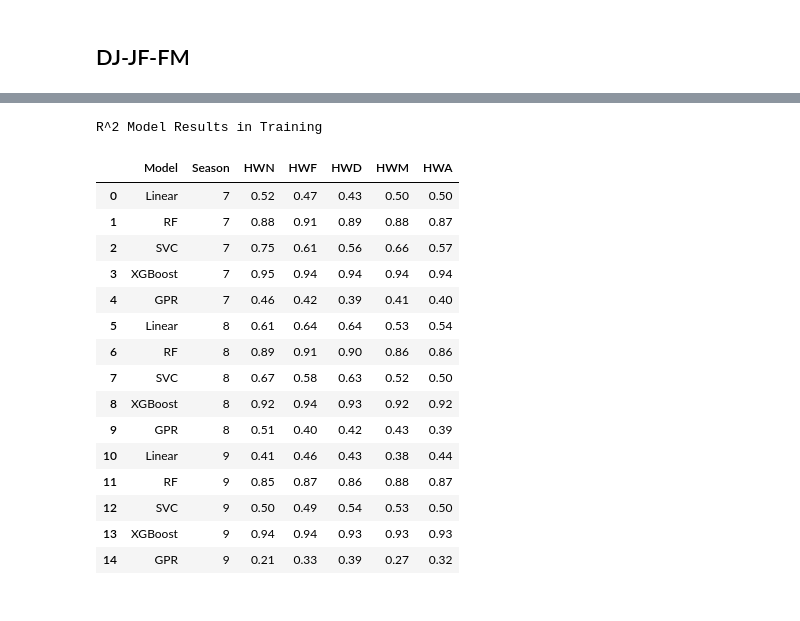
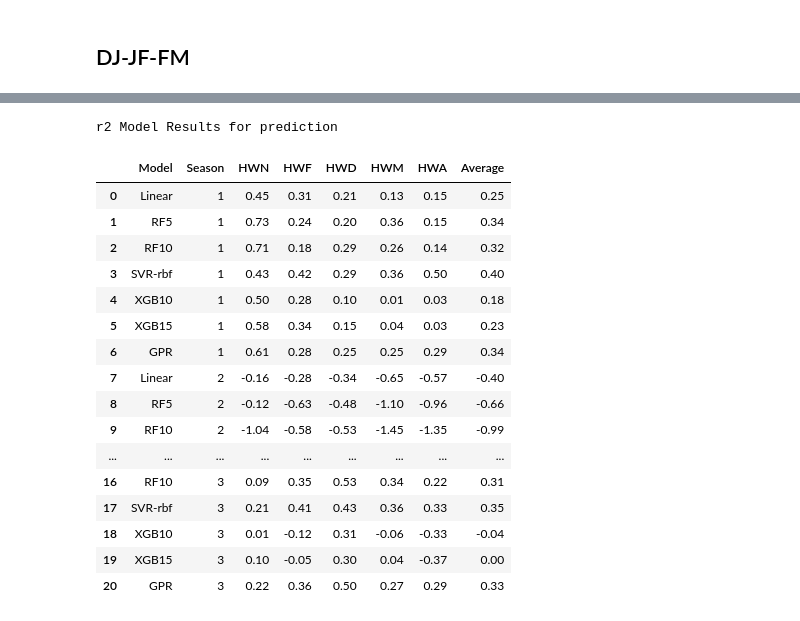
Before and after one commit to martinpavez/data, a Jupyter notebook: hw_extra/notebooks_prediction/from1972/California_season_prediction.ipynb, the cells around one changed output, grey strips where cells are left out. Drawn from its saved outputs; the diff is of its cells as text; code cells hidden in the pictures.

```diff
--- a/hw_extra/notebooks_prediction/from1972/California_season_prediction.ipynb
+++ b/hw_extra/notebooks_prediction/from1972/California_season_prediction.ipynb
@@ -410,27 +43,10 @@ R^2 Model Results
-# %%
-results_r2_df_training = pd.DataFrame(columns=indices_of_interest)
-for i in range(7,10):
-    results_r2_df_training.loc[len(results_r2_df_training.index)] = ["Linear", i] + linear_stats[i][3]
-    results_r2_df_training.loc[len(results_r2_df_training.index)] = ["RF", i] + RF_stats[i][3]
-    results_r2_df_training.loc[len(results_r2_df_training.index)] = ["SVC", i] + svc_stats[i][3]
-    results_r2_df_training.loc[len(results_r2_df_training.index)] = ["XGBoost", i] + XGBoost_stats[i][3]
-    results_r2_df_training.loc[len(results_r2_df_training.index)] = ["GPR", i] + GPR_stats[i][3]
-results_r2_df_training.style.set_caption("R^2 Model Results in Training").format(precision=2)
-# %% [output]
-R^2 Model Results in Training
-|  | Model | Season | HWN | HWF | HWD | HWM | HWA |
-| 0 | Linear | 7 | 0.52 | 0.47 | 0.43 | 0.50 | 0.50 |
-| 1 | RF | 7 | 0.88 | 0.91 | 0.89 | 0.88 | 0.87 |
-| 2 | SVC | 7 | 0.75 | 0.61 | 0.56 | 0.66 | 0.57 |
-| 3 | XGBoost | 7 | 0.95 | 0.94 | 0.94 | 0.94 | 0.94 |
-| 4 | GPR | 7 | 0.46 | 0.42 | 0.39 | 0.41 | 0.40 |
-| 5 | Linear | 8 | 0.61 | 0.64 | 0.64 | 0.53 | 0.54 |
-| 6 | RF | 8 | 0.89 | 0.91 | 0.90 | 0.86 | 0.86 |
-| 7 | SVC | 8 | 0.67 | 0.58 | 0.63 | 0.52 | 0.50 |
-| 8 | XGBoost | 8 | 0.92 | 0.94 | 0.93 | 0.92 | 0.92 |
-| 9 | GPR | 8 | 0.51 | 0.40 | 0.42 | 0.43 | 0.39 |
-| 10 | Linear | 9 | 0.41 | 0.46 | 0.43 | 0.38 | 0.44 |
-| 11 | RF | 9 | 0.85 | 0.87 | 0.86 | 0.88 | 0.87 |
-| 12 | SVC | 9 | 0.50 | 0.49 | 0.54 | 0.53 | 0.50 |
-| 13 | XGBoost | 9 | 0.94 | 0.94 | 0.93 | 0.93 | 0.93 |
-| 14 | GPR | 9 | 0.21 | 0.33 | 0.39 | 0.27 | 0.32 |
+# %%
+kernel = RBF(length_scale=1.0) + WhiteKernel(noise_level=1)
+regressors = [LinearRegression(),RandomForestRegressor(random_state=42, n_estimators=5), RandomForestRegressor(random_state=42, n_estimators=10), SVR(kernel='rbf'),
+                XGBRegressor(random_state=42, n_estimators=10, learning_rate=0.1),XGBRegressor(random_state=42, n_estimators=15, learning_rate=0.1), GaussianProcessRegressor(kernel=kernel, random_state=42, n_restarts_optimizer=10)]
+name_regressors = ["Linear", "RF5", "RF10", "SVR-rbf", "XGB10", "XGB15", "GPR"]
+# %%
+data_summer = {i: data[i] for i in [1,2,3]}
+indices_of_interest = ["HWN", "HWF", "HWD", "HWM", "HWA"]
+# %%
+experiment_1 = PredictionExperiment(data_summer, indices_of_interest, regressors, name_regressors, 5)
@@ -436,0 +55,21 @@ R^2 Model Results in Training
+# %%
+experiment_1.plot_metrics("r2", "prediction", thresh=0.5)
+# %% [output]
+r2 Model Results for prediction
+|  | Model | Season | HWN | HWF | HWD | HWM | HWA | Average |
+| 0 | Linear | 1 | 0.45 | 0.31 | 0.21 | 0.13 | 0.15 | 0.25 |
+| 1 | RF5 | 1 | 0.73 | 0.24 | 0.20 | 0.36 | 0.15 | 0.34 |
+| 2 | RF10 | 1 | 0.71 | 0.18 | 0.29 | 0.26 | 0.14 | 0.32 |
+| 3 | SVR-rbf | 1 | 0.43 | 0.42 | 0.29 | 0.36 | 0.50 | 0.40 |
+| 4 | XGB10 | 1 | 0.50 | 0.28 | 0.10 | 0.01 | 0.03 | 0.18 |
+| 5 | XGB15 | 1 | 0.58 | 0.34 | 0.15 | 0.04 | 0.03 | 0.23 |
+| 6 | GPR | 1 | 0.61 | 0.28 | 0.25 | 0.25 | 0.29 | 0.34 |
+| 7 | Linear | 2 | -0.16 | -0.28 | -0.34 | -0.65 | -0.57 | -0.40 |
+| 8 | RF5 | 2 | -0.12 | -0.63 | -0.48 | -1.10 | -0.96 | -0.66 |
+| 9 | RF10 | 2 | -1.04 | -0.58 | -0.53 | -1.45 | -1.35 | -0.99 |
+| ... | ... | ... | ... | ... | ... | ... | ... | ... |
+| 16 | RF10 | 3 | 0.09 | 0.35 | 0.53 | 0.34 | 0.22 | 0.31 |
+| 17 | SVR-rbf | 3 | 0.21 | 0.41 | 0.43 | 0.36 | 0.33 | 0.35 |
+| 18 | XGB10 | 3 | 0.01 | -0.12 | 0.31 | -0.06 | -0.33 | -0.04 |
+| 19 | XGB15 | 3 | 0.10 | -0.05 | 0.30 | 0.04 | -0.37 | 0.00 |
+| 20 | GPR | 3 | 0.22 | 0.36 | 0.50 | 0.27 | 0.29 | 0.33 |
```
Also changed, not shown: parts of 71 cells of this notebook, 10 other files.
